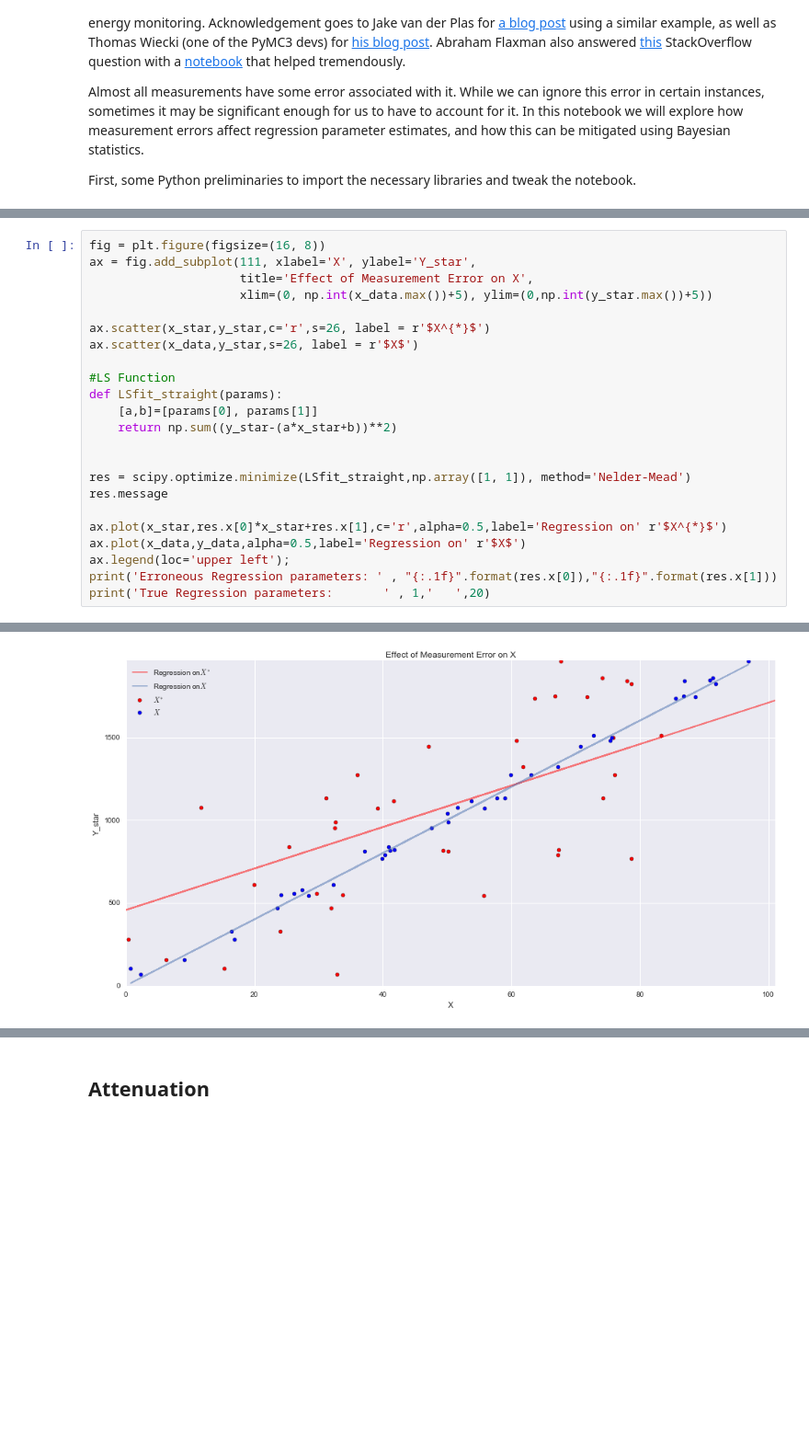
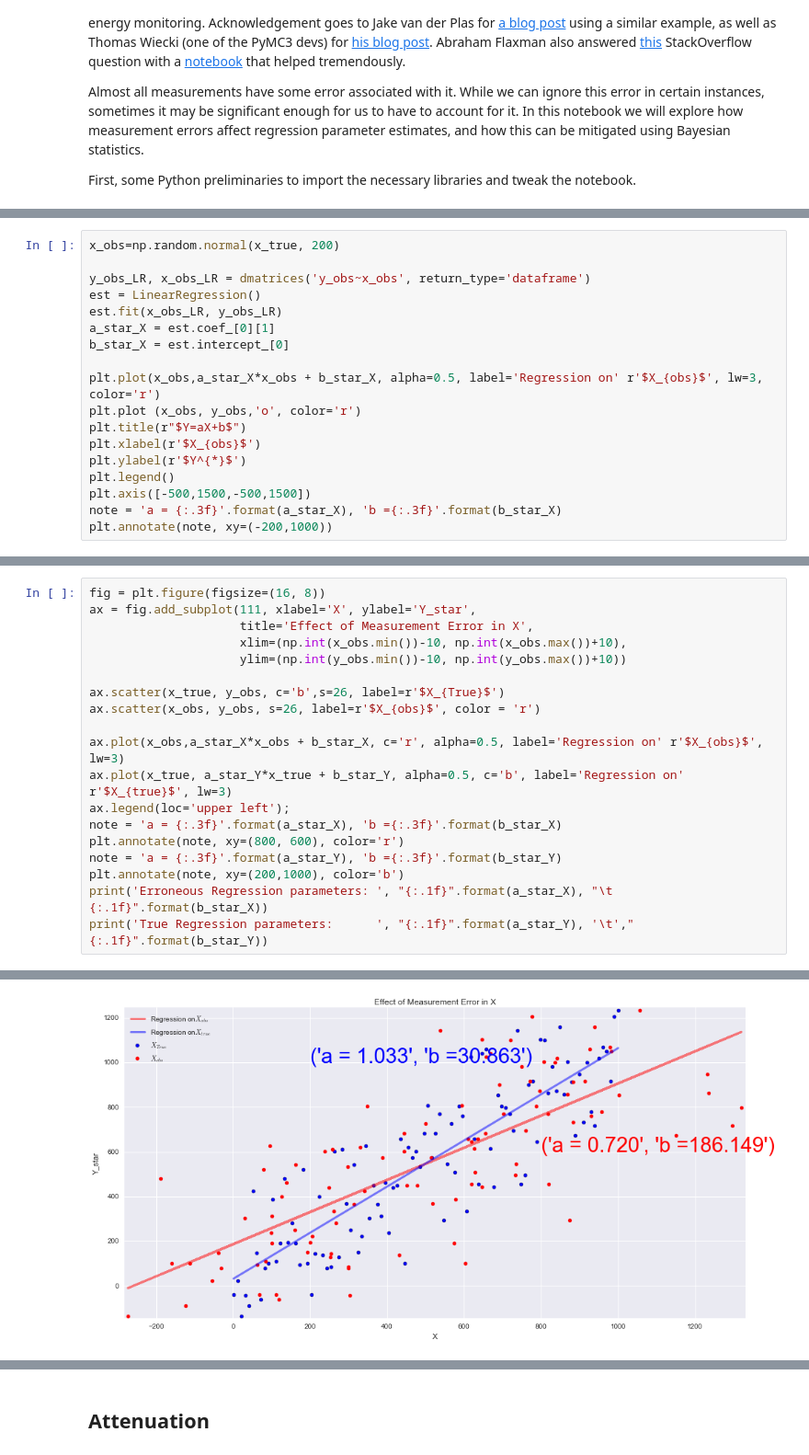
Before and after one commit to hermanc1/Measurement_Error_Models, a Jupyter notebook: Measurement Error Models using PyMC3.ipynb, the cells around one changed output, grey strips where cells are left out. Shown at 92% size. Drawn from its saved outputs; the diff is of its cells as text; blank space fills up the shorter version.

```diff
--- a/Measurement Error Models using PyMC3.ipynb
+++ b/Measurement Error Models using PyMC3.ipynb
@@ -64,0 +75,18 @@ plt.ylabel(r'$Y{*}$')
+# %%
+x_obs=np.random.normal(x_true, 200)
+
+y_obs_LR, x_obs_LR = dmatrices('y_obs~x_obs', return_type='dataframe')
+est = LinearRegression()
+est.fit(x_obs_LR, y_obs_LR)
+a_star_X = est.coef_[0][1]
+b_star_X = est.intercept_[0]
+
+plt.plot(x_obs,a_star_X*x_obs + b_star_X, alpha=0.5, label='Regression on' r'$X_{obs}$', lw=3, color='r')
+plt.plot (x_obs, y_obs,'o', color='r')
+plt.title(r"$Y=aX+b$")
+plt.xlabel(r'$X_{obs}$')
+plt.ylabel(r'$Y^{*}$')
+plt.legend()
+plt.axis([-500,1500,-500,1500])
+note = 'a = {:.3f}'.format(a_star_X), 'b ={:.3f}'.format(b_star_X)
+plt.annotate(note, xy=(-200,1000))
@@ -67,24 +100,20 @@ Clearly, this is much worse. However, the scatter does not only add uncertainty,
 # %%
 fig = plt.figure(figsize=(16, 8))
 ax = fig.add_subplot(111, xlabel='X', ylabel='Y_star',
-                     title='Effect of Measurement Error on X',
-                     xlim=(0, np.int(x_data.max())+5), ylim=(0,np.int(y_star.max())+5))
+                     title='Effect of Measurement Error in X',
+                     xlim=(np.int(x_obs.min())-10, np.int(x_obs.max())+10),
+                     ylim=(np.int(y_obs.min())-10, np.int(y_obs.max())+10))
 
-ax.scatter(x_star,y_star,c='r',s=26, label = r'$X^{*}$')
-ax.scatter(x_data,y_star,s=26, label = r'$X$')
+ax.scatter(x_true, y_obs, c='b',s=26, label=r'$X_{True}$')
+ax.scatter(x_obs, y_obs, s=26, label=r'$X_{obs}$', color = 'r')
 
-#LS Function
-def LSfit_straight(params):
-    [a,b]=[params[0], params[1]]
-    return np.sum((y_star-(a*x_star+b))**2)
-
-
-res = scipy.optimize.minimize(LSfit_straight,np.array([1, 1]), method='Nelder-Mead')
-res.message
-
-ax.plot(x_star,res.x[0]*x_star+res.x[1],c='r',alpha=0.5,label='Regression on' r'$X^{*}$')
-ax.plot(x_data,y_data,alpha=0.5,label='Regression on' r'$X$')
+ax.plot(x_obs,a_star_X*x_obs + b_star_X, c='r', alpha=0.5, label='Regression on' r'$X_{obs}$', lw=3)
+ax.plot(x_true, a_star_Y*x_true + b_star_Y, alpha=0.5, c='b', label='Regression on' r'$X_{true}$', lw=3)
 ax.legend(loc='upper left');
-print('Erroneous Regression parameters: ' , "{:.1f}".format(res.x[0]),"{:.1f}".format(res.x[1]))
-print('True Regression parameters:       ' , 1,'   ',20)
+note = 'a = {:.3f}'.format(a_star_X), 'b ={:.3f}'.format(b_star_X)
+plt.annotate(note, xy=(800, 600), color='r')
+note = 'a = {:.3f}'.format(a_star_Y), 'b ={:.3f}'.format(b_star_Y)
+plt.annotate(note, xy=(200,1000), color='b')
+print('Erroneous Regression parameters: ', "{:.1f}".format(a_star_X), "\t {:.1f}".format(b_star_X))
+print('True Regression parameters:      ', "{:.1f}".format(a_star_Y), '\t',"{:.1f}".format(b_star_Y))
 # %% [output]
@@ -93 +122 @@ True Regression parameters:        1     20
-[figure, old version]
+[figure, new version]
```
Also changed, not shown: parts of 82 cells of this notebook, 2 other files.
